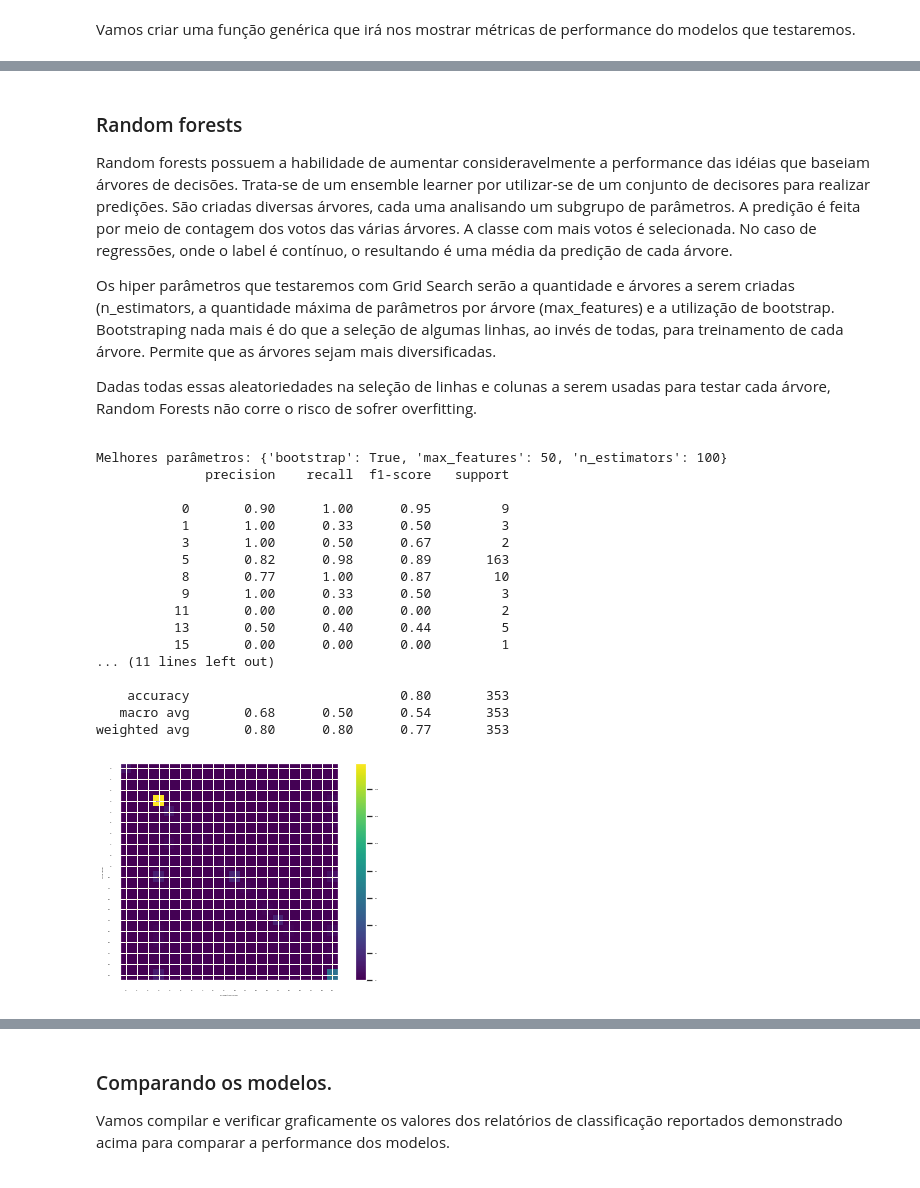
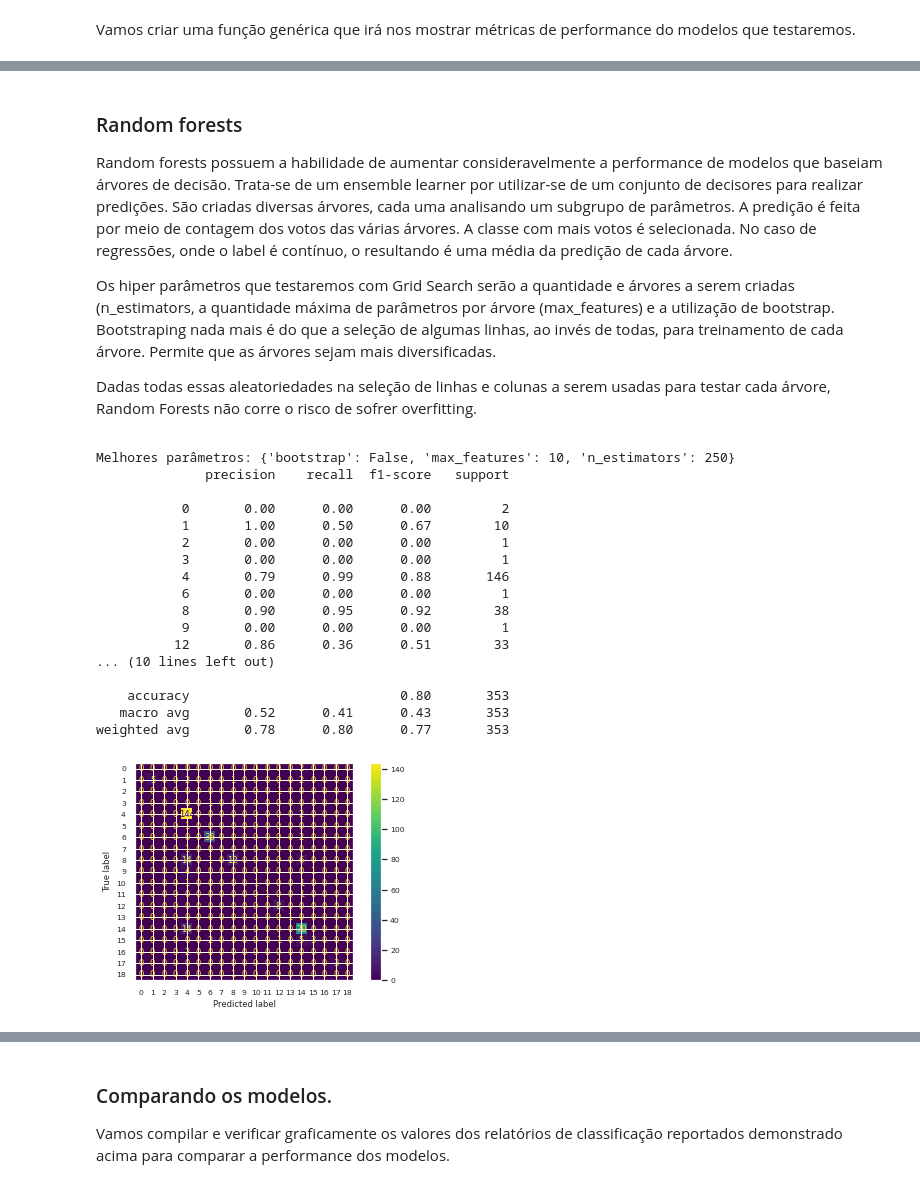
Before and after one commit to lgalicki/tcc-pos-ciecia-de-dados-pucmg, a Jupyter notebook: 5 - Sistema de recomendação.ipynb, the cells around one changed output, grey strips where cells are left out. Saved outputs shown, nothing was run; the diff lists cells and outputs as text; code cells hidden in the pictures.

```diff
--- a/5 - Sistema de recomendação.ipynb
+++ b/5 - Sistema de recomendação.ipynb
@@ -308,38 +316,38 @@ weighted avg       0.94      0.94      0.94       353
 # %% [markdown]
 ### Random forests
-Random forests possuem a habilidade de aumentar consideravelmente a performance das idéias que baseiam árvores de decisões. Trata-se de um ensemble learner por utilizar-se de um conjunto de decisores para realizar predições. São criadas diversas árvores, cada uma analisando um subgrupo de parâmetros. A predição é feita por meio de contagem dos votos das várias árvores. A classe com mais votos é selecionada. No caso de regressões, onde o label é contínuo, o resultando é uma média da predição de cada árvore.<p>
+Random forests possuem a habilidade de aumentar consideravelmente a performance de modelos que baseiam árvores de decisão. Trata-se de um ensemble learner por utilizar-se de um conjunto de decisores para realizar predições. São criadas diversas árvores, cada uma analisando um subgrupo de parâmetros. A predição é feita por meio de contagem dos votos das várias árvores. A classe com mais votos é selecionada. No caso de regressões, onde o label é contínuo, o resultando é uma média da predição de cada árvore.<p>
 Os hiper parâmetros que testaremos com Grid Search serão a quantidade e árvores a serem criadas (n_estimators, a quantidade máxima de parâmetros por árvore (max_features) e a utilização de bootstrap. Bootstraping nada mais é do que a seleção de algumas linhas, ao invés de todas, para treinamento de cada árvore. Permite que as árvores sejam mais diversificadas.<p>
 Dadas todas essas aleatoriedades na seleção de linhas e colunas a serem usadas para testar cada árvore, Random Forests não corre o risco de sofrer overfitting.
 # %%
 modelo_rf = RandomForestClassifier()
 
-n_estimators = [64,100,128,200]
+n_estimators = [200,250,300]
 max_features = [5,10,50,100,150]
 bootstrap = [True,False]
 param_grid = {'n_estimators':n_estimators,'max_features':max_features,'bootstrap':bootstrap}
 
 modelo_grid_rf = GridSearchCV(modelo_rf,param_grid=param_grid)
 modelo_grid_rf.fit(scaled_X_train,y_train)
 cr_rf = reportar(modelo_grid_rf)
 # %% [output]
-Melhores parâmetros: {'bootstrap': True, 'max_features': 50, 'n_estimators': 100}
+Melhores parâmetros: {'bootstrap': False, 'max_features': 10, 'n_estimators': 250}
               precision    recall  f1-score   support
 
-           0       0.90      1.00      0.95         9
-           1       1.00      0.33      0.50         3
-           3       1.00      0.50      0.67         2
-           5       0.82      0.98      0.89       163
-           8       0.77      1.00      0.87        10
-           9       1.00      0.33      0.50         3
-          11       0.00      0.00      0.00         2
-          13       0.50      0.40      0.44         5
-          15       0.00      0.00      0.00         1
-... (11 lines left out)
+           0       0.00      0.00      0.00         2
+           1       1.00      0.50      0.67        10
+           2       0.00      0.00      0.00         1
+           3       0.00      0.00      0.00         1
+           4       0.79      0.99      0.88       146
+           6       0.00      0.00      0.00         1
+           8       0.90      0.95      0.92        38
+           9       0.00      0.00      0.00         1
+          12       0.86      0.36      0.51        33
+... (10 lines left out)
 
     accuracy                           0.80       353
-   macro avg       0.68      0.50      0.54       353
-weighted avg       0.80      0.80      0.77       353
+   macro avg       0.52      0.41      0.43       353
+weighted avg       0.78      0.80      0.77       353
-[figure, old version]
+[figure, new version]
 # %% [markdown]
 ### AdaBoost
 Não se trata de um algortimo de ML, mas sim de uma metodologia. Por esta razão, é chamado de meta learning.<p>
```
Also changed, not shown: parts of 34 cells of this notebook, 3 other files.
